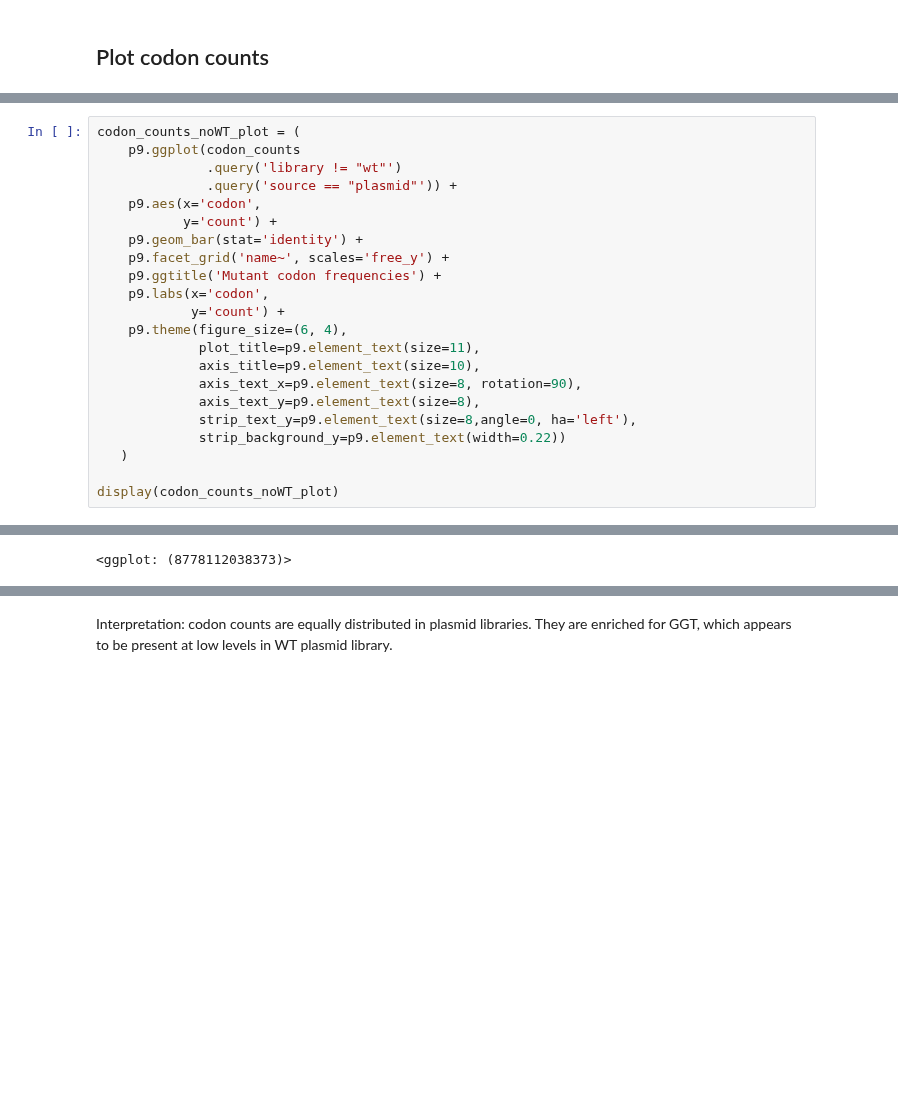
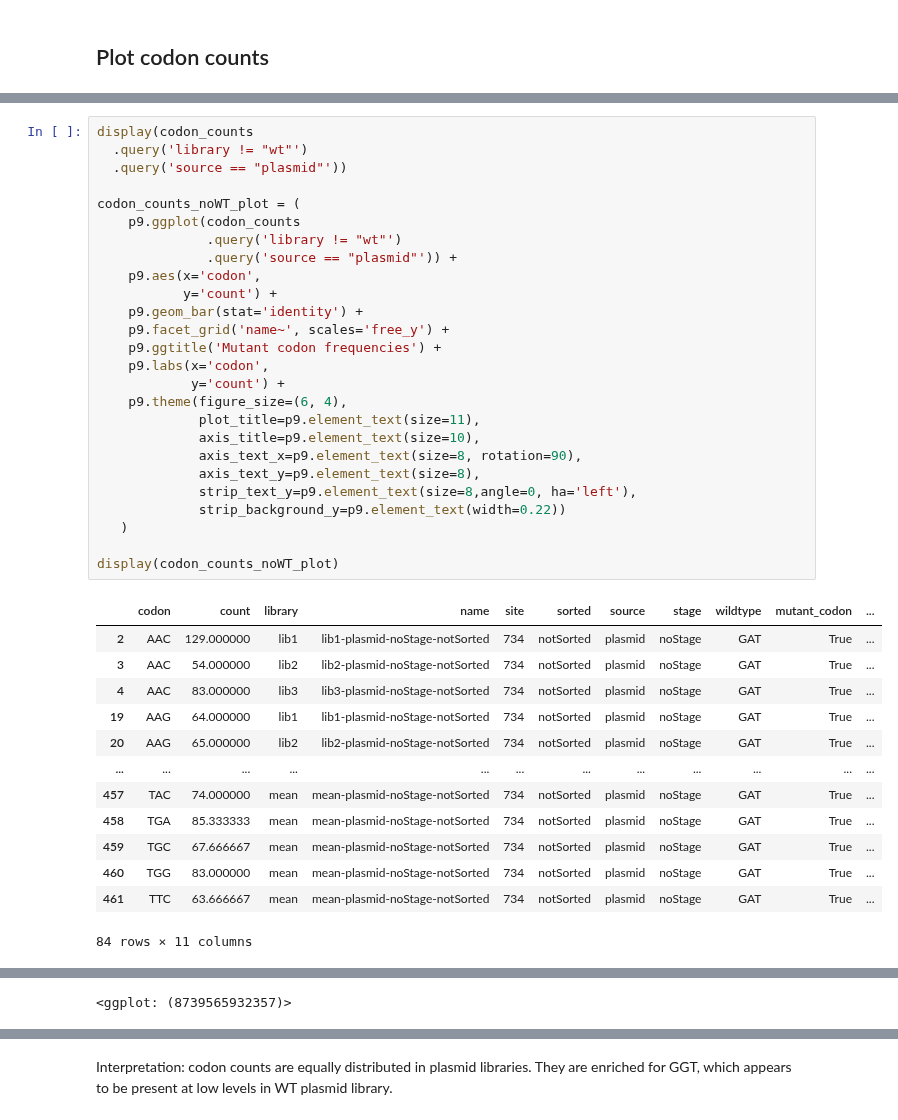
Before and after one commit to dbacsik/ns5_small_mutagenesis, a Jupyter notebook: site_734/extract_site_734_counts.py.ipynb, the cells around one changed output, grey strips where cells are left out. Cells and saved outputs as stored; diff of their text form; blank space fills up the shorter version.

```diff
--- a/site_734/extract_site_734_counts.py.ipynb
+++ b/site_734/extract_site_734_counts.py.ipynb
@@ -413,28 +413,45 @@ display(codon_counts_noWT_plot)
 # %%
+display(codon_counts
+  .query('library != "wt"')
+  .query('source == "plasmid"'))
+
 codon_counts_noWT_plot = (
     p9.ggplot(codon_counts
               .query('library != "wt"')
               .query('source == "plasmid"')) +
     p9.aes(x='codon',
            y='count') +
     p9.geom_bar(stat='identity') +
     p9.facet_grid('name~', scales='free_y') +
     p9.ggtitle('Mutant codon frequencies') +
     p9.labs(x='codon',
             y='count') +
     p9.theme(figure_size=(6, 4),
              plot_title=p9.element_text(size=11),
              axis_title=p9.element_text(size=10),
              axis_text_x=p9.element_text(size=8, rotation=90),
              axis_text_y=p9.element_text(size=8),
              strip_text_y=p9.element_text(size=8,angle=0, ha='left'),
              strip_background_y=p9.element_text(width=0.22))
    )
 
 display(codon_counts_noWT_plot)
 # %% [output]
+|  | codon | count | library | name | site | sorted | source | stage | wildtype | mutant_codon | ... |
+| 2 | AAC | 129.000000 | lib1 | lib1-plasmid-noStage-notSorted | 734 | notSorted | plasmid | noStage | GAT | True | ... |
+| 3 | AAC | 54.000000 | lib2 | lib2-plasmid-noStage-notSorted | 734 | notSorted | plasmid | noStage | GAT | True | ... |
+| 4 | AAC | 83.000000 | lib3 | lib3-plasmid-noStage-notSorted | 734 | notSorted | plasmid | noStage | GAT | True | ... |
+| 19 | AAG | 64.000000 | lib1 | lib1-plasmid-noStage-notSorted | 734 | notSorted | plasmid | noStage | GAT | True | ... |
+| 20 | AAG | 65.000000 | lib2 | lib2-plasmid-noStage-notSorted | 734 | notSorted | plasmid | noStage | GAT | True | ... |
+| ... | ... | ... | ... | ... | ... | ... | ... | ... | ... | ... | ... |
+| 457 | TAC | 74.000000 | mean | mean-plasmid-noStage-notSorted | 734 | notSorted | plasmid | noStage | GAT | True | ... |
+| 458 | TGA | 85.333333 | mean | mean-plasmid-noStage-notSorted | 734 | notSorted | plasmid | noStage | GAT | True | ... |
+| 459 | TGC | 67.666667 | mean | mean-plasmid-noStage-notSorted | 734 | notSorted | plasmid | noStage | GAT | True | ... |
+| 460 | TGG | 83.000000 | mean | mean-plasmid-noStage-notSorted | 734 | notSorted | plasmid | noStage | GAT | True | ... |
+| 461 | TTC | 63.666667 | mean | mean-plasmid-noStage-notSorted | 734 | notSorted | plasmid | noStage | GAT | True | ... |
+84 rows × 11 columns
 [figure]
-<ggplot: (8778112038373)>
+<ggplot: (8739565932357)>
 # %%
 codon_counts_noWT_plot = (
     p9.ggplot(codon_counts
```
Also changed, not shown: parts of 6 cells of this notebook.
